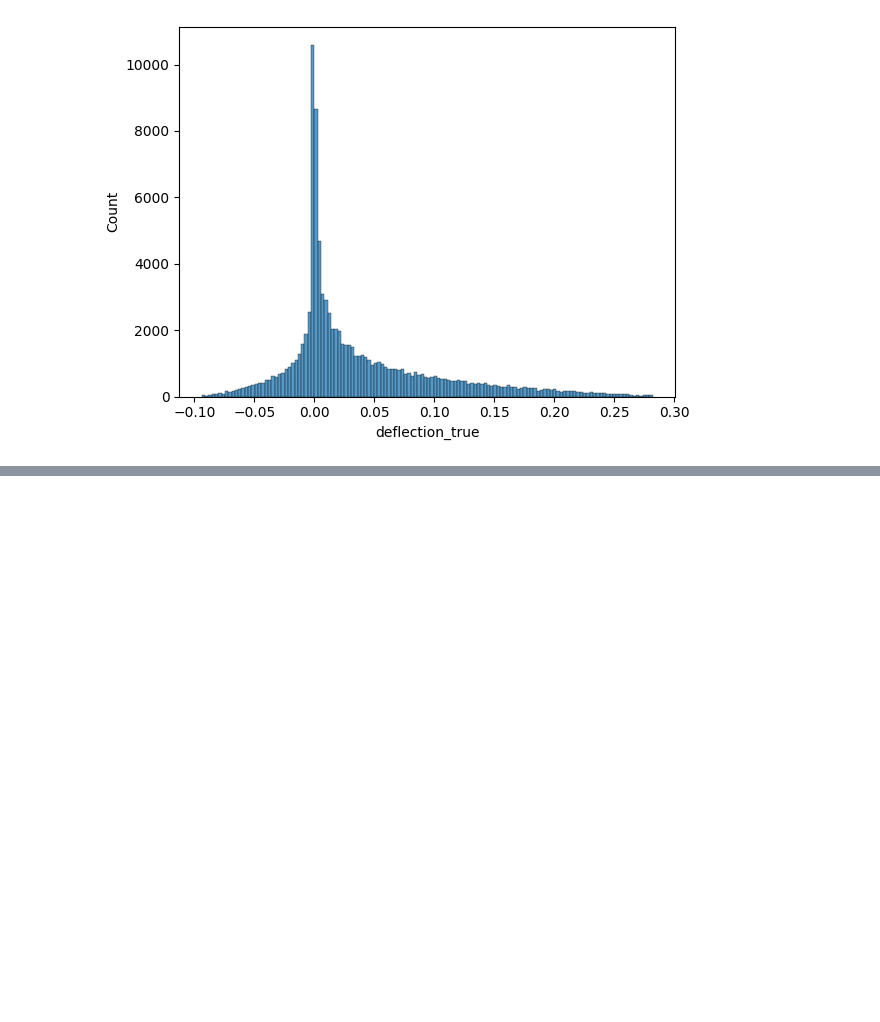
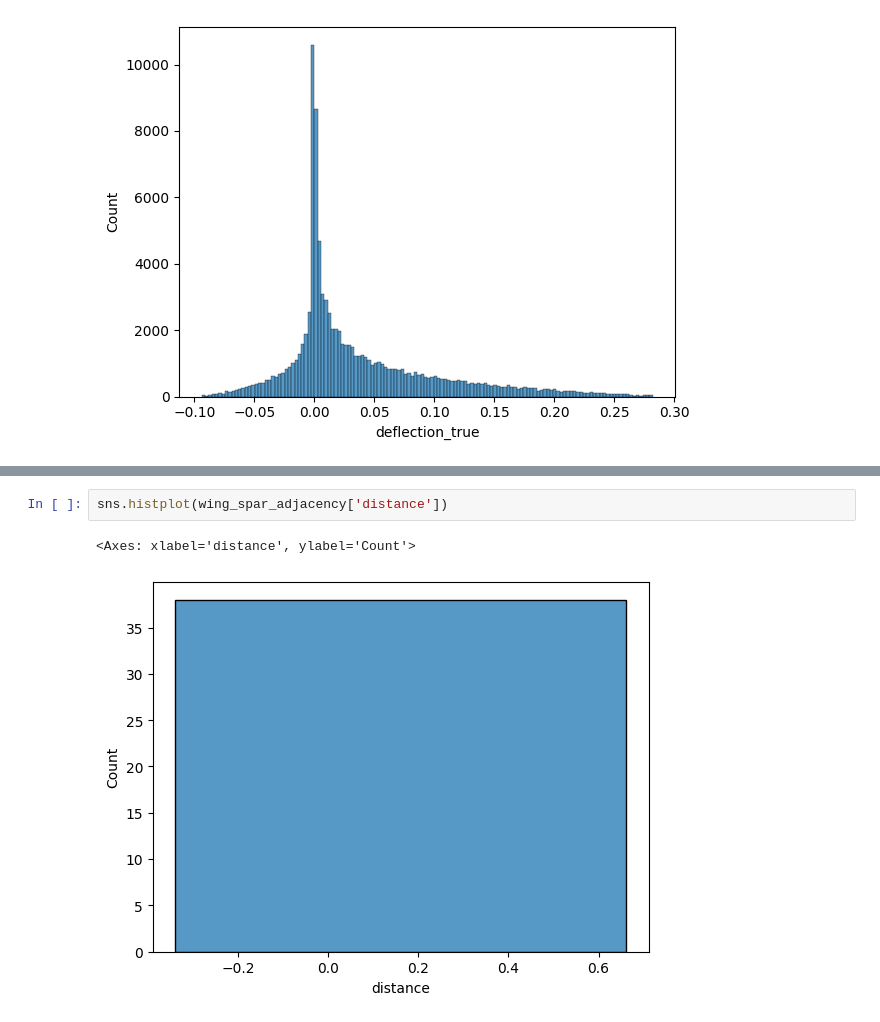
Before and after one commit to Elis-bett/Finding-Critical-Points-and-Weaknesses-of-a-Wing-Spar, a Jupyter notebook: finding-critical-points-and-weaknesses-of-a-wing-s.ipynb, the cells around one changed output, grey strips where cells are left out. Cells and saved outputs as stored; diff of their text form; blank space fills up the shorter version.

```diff
--- a/finding-critical-points-and-weaknesses-of-a-wing-s.ipynb
+++ b/finding-critical-points-and-weaknesses-of-a-wing-s.ipynb
@@ -65,0 +76,5 @@ sns.histplot(flight_data['deflection_true'])
+# %%
+sns.histplot(wing_spar_adjacency['distance'])
+# %% [output]
+<Axes: xlabel='distance', ylabel='Count'>
+[figure, added]
```
Also changed, not shown: parts of 2 cells of this notebook.
